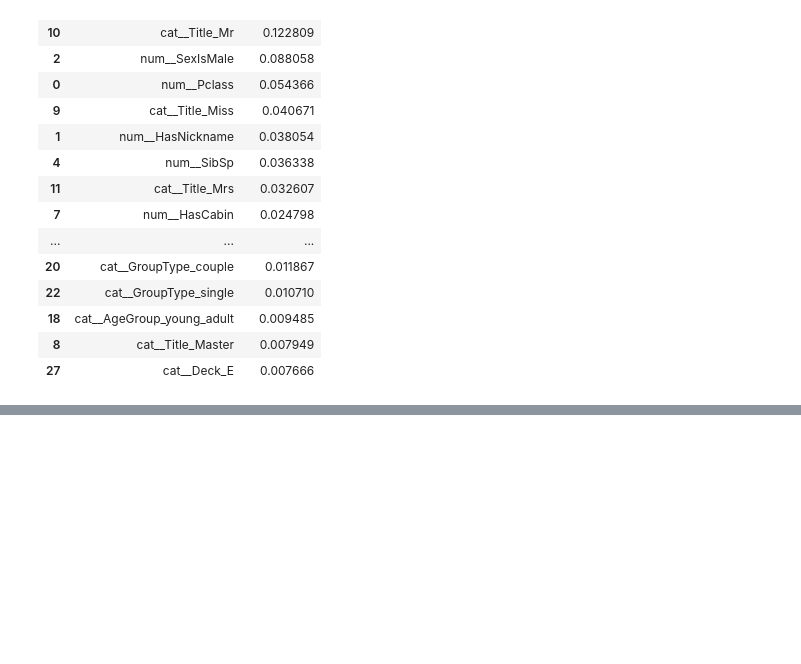
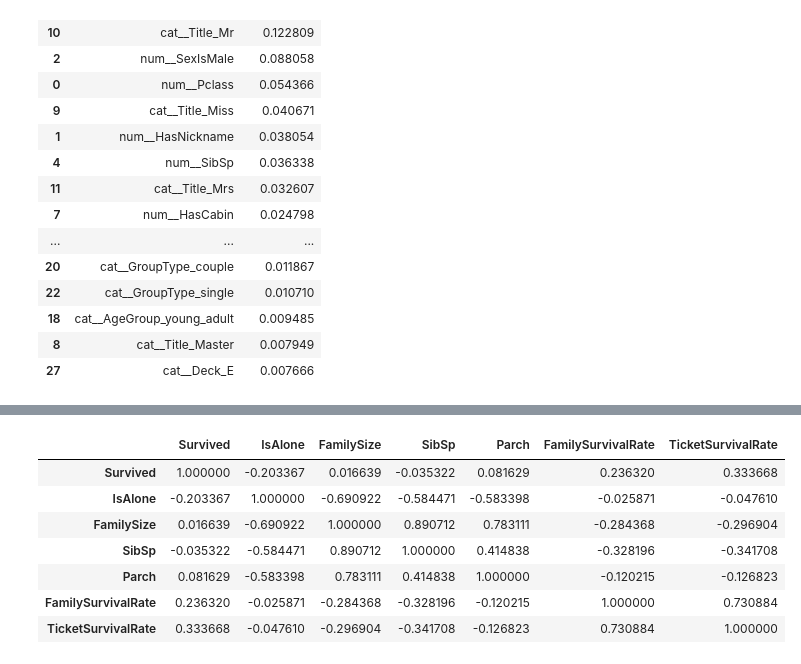
Before and after one commit to thibaultclement/titanic-ml-service, a Jupyter notebook: notebooks/4.0-tc-eda.ipynb, the cells around one changed output, grey strips where cells are left out. Drawn from its saved outputs; the diff is of its cells as text; code cells hidden in the pictures; blank space fills up the shorter version.

```diff
--- a/notebooks/4.0-tc-eda.ipynb
+++ b/notebooks/4.0-tc-eda.ipynb
@@ -248,0 +342,22 @@ importance_df.head(20)
+# %%
+# Comparaison avec les variables familiales classiques
+train_df[
+    [
+        "Survived",
+        "IsAlone",
+        "FamilySize",
+        "SibSp",
+        "Parch",
+        "FamilySurvivalRate",
+        "TicketSurvivalRate",
+    ]
+].corr()
+# %% [output]
+|  | Survived | IsAlone | FamilySize | SibSp | Parch | FamilySurvivalRate | TicketSurvivalRate |
+| Survived | 1.000000 | -0.203367 | 0.016639 | -0.035322 | 0.081629 | 0.236320 | 0.333668 |
+| IsAlone | -0.203367 | 1.000000 | -0.690922 | -0.584471 | -0.583398 | -0.025871 | -0.047610 |
+| FamilySize | 0.016639 | -0.690922 | 1.000000 | 0.890712 | 0.783111 | -0.284368 | -0.296904 |
+| SibSp | -0.035322 | -0.584471 | 0.890712 | 1.000000 | 0.414838 | -0.328196 | -0.341708 |
+| Parch | 0.081629 | -0.583398 | 0.783111 | 0.414838 | 1.000000 | -0.120215 | -0.126823 |
+| FamilySurvivalRate | 0.236320 | -0.025871 | -0.284368 | -0.328196 | -0.120215 | 1.000000 | 0.730884 |
+| TicketSurvivalRate | 0.333668 | -0.047610 | -0.296904 | -0.341708 | -0.126823 | 0.730884 | 1.000000 |
```
Also changed, not shown: parts of 7 cells of this notebook.
